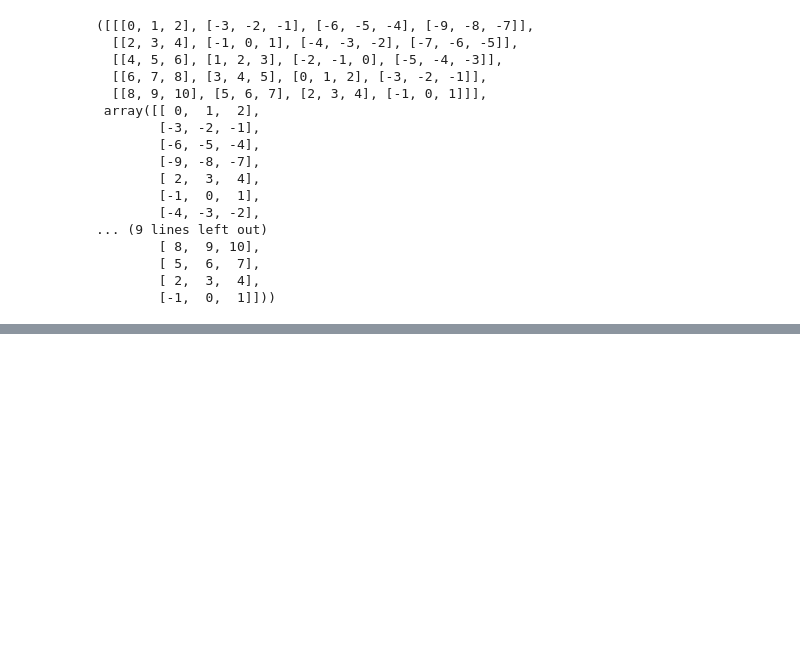
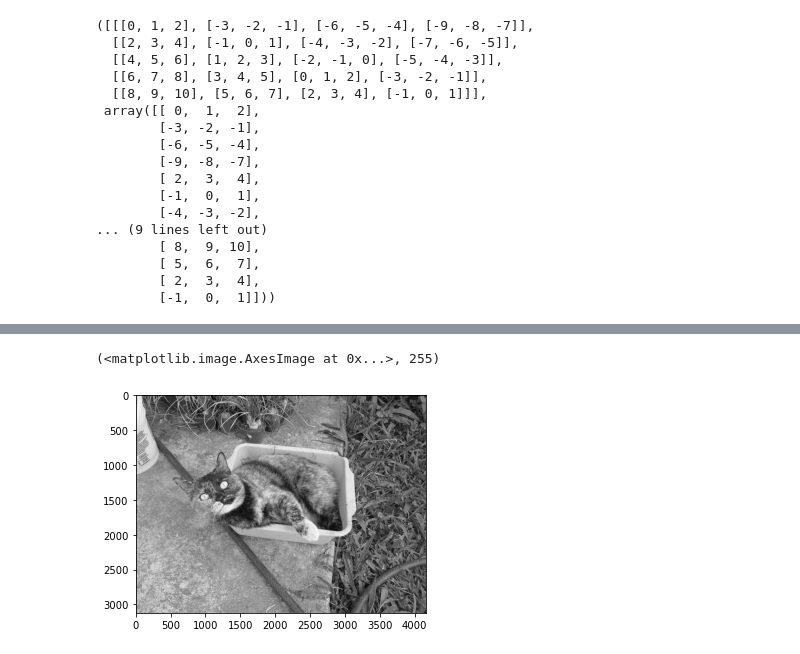
Before and after one commit to DaMadApe/AImg, a Jupyter notebook: Img/sandb.ipynb, the cells around one changed output, grey strips where cells are left out. Drawn from its saved outputs; the diff is of its cells as text; code cells hidden in the pictures; blank space fills up the shorter version.

```diff
--- a/Img/sandb.ipynb
+++ b/Img/sandb.ipynb
@@ -103,0 +167,21 @@ he.trans_v(img, he.ecualizar)
+# %%
+import numpy as np
+import cv2
+from skimage import io, data, color
+from skimage.filters import threshold_mean
+import matplotlib.pyplot as plt
+
+img = cv2.imread('../datos/galleta.jpg', 0)
+#img = data.camera()
+
+#img_bin = img > threshold_mean(img)
+
+# plt.subplot(121)
+# plt.imshow(img), cmap='gray')
+# plt.subplot(122)
+# plt.imshow(img_bin, cmap='gray')
+
+plt.imshow(img, cmap='gray'), img.max()
+# %% [output]
+(<matplotlib.image.AxesImage at 0x...>, 255)
+[figure, added]
```
Also changed, not shown: parts of 17 cells of this notebook, 44 other files.
